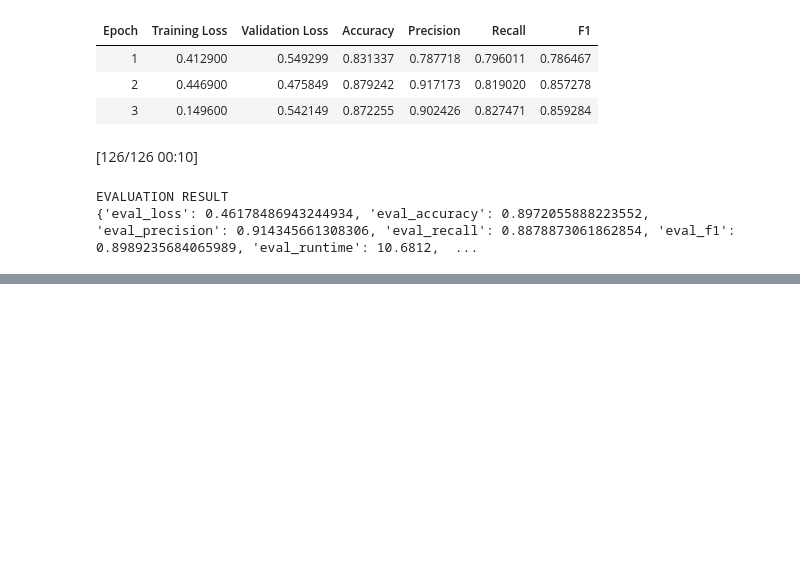
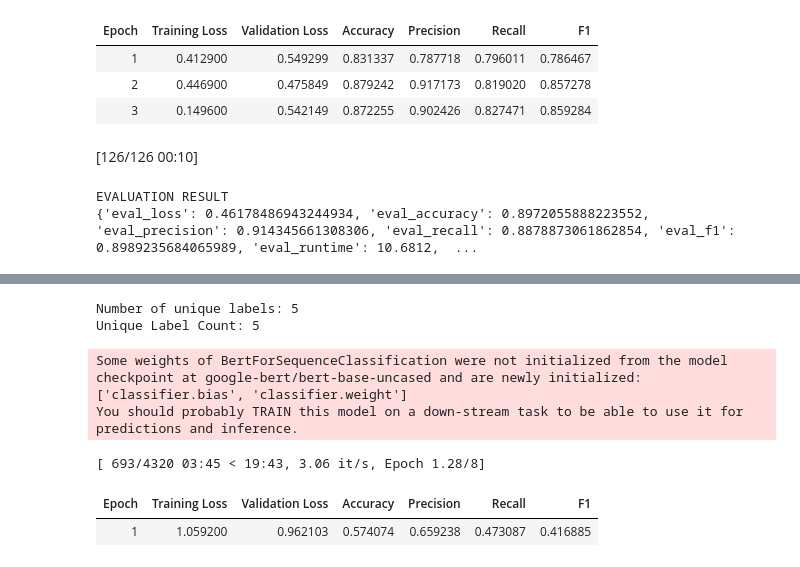
Before and after one commit to wllchrst/prethesis-experiments, a Jupyter notebook: Experiments/January17th/supervised_learning_experiments.ipynb, the cells around one changed output, grey strips where cells are left out. Drawn from its saved outputs; the diff is of its cells as text; code cells hidden in the pictures; blank space fills up the shorter version.

```diff
--- a/Experiments/January17th/supervised_learning_experiments.ipynb
+++ b/Experiments/January17th/supervised_learning_experiments.ipynb
@@ -1041,0 +1104,23 @@ EVALUATION RESULT
+# %%
+indo_loader_settings = DataLoaderSettings(
+    dataset_link=INDO_DATASET,
+    hf_dataset=False,
+    keys=[],
+    label_col='label',
+    text_col='text'
+)
+
+indo_dataset_setting = DatasetSettings(
+    label_col='label',
+    text_col='text',
+    tokenizer_link=BERT_BASE
+)
+
+indo_loader = DataLoader(loader_settings=indo_loader_settings)
+
+indo_dataset = CustomDataset(
+    data_loader=indo_loader,
+    dataset_settings=indo_dataset_setting,
+)
+
+training_information = TrainingInformation(pretrained_model=BERT_BASE)
@@ -1041,0 +1136,10 @@ EVALUATION RESULT
+# %%
+train_model(indo_dataset, training_information, epoch=8)
+# %% [output]
+Number of unique labels: 5
+Unique Label Count: 5
+Some weights of BertForSequenceClassification were not initialized from the model checkpoint at google-bert/bert-base-uncased and are newly initialized: ['classifier.bias', 'classifier.weight']
+You should probably TRAIN this model on a down-stream task to be able to use it for predictions and inference.
+[ 693/4320 03:45 < 19:43, 3.06 it/s, Epoch 1.28/8]
+| Epoch | Training Loss | Validation Loss | Accuracy | Precision | Recall | F1 |
+| 1 | 1.059200 | 0.962103 | 0.574074 | 0.659238 | 0.473087 | 0.416885 |
```
Also changed, not shown: parts of 10 cells of this notebook.
